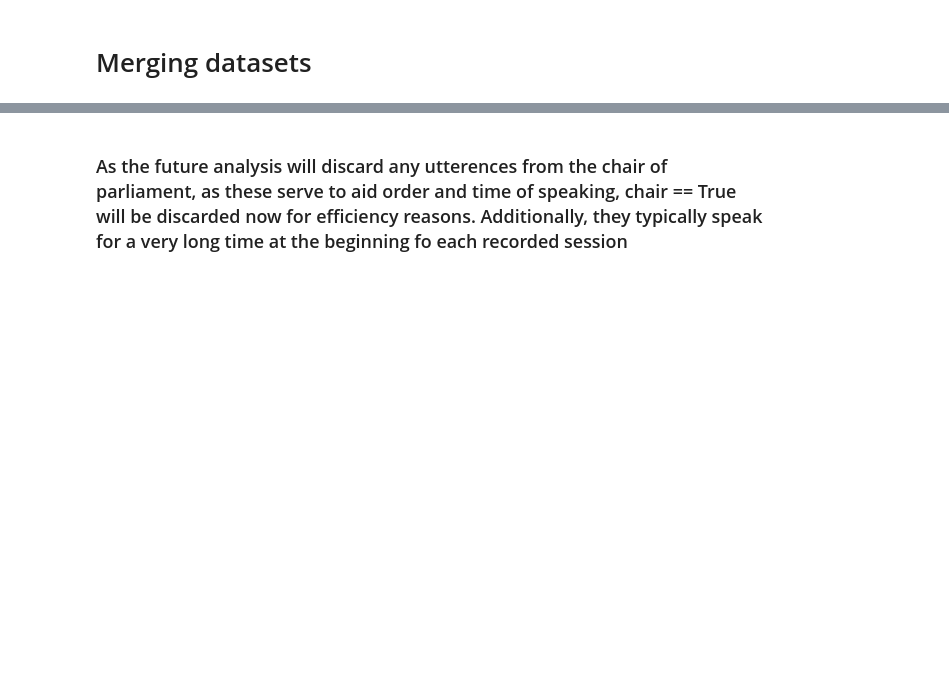
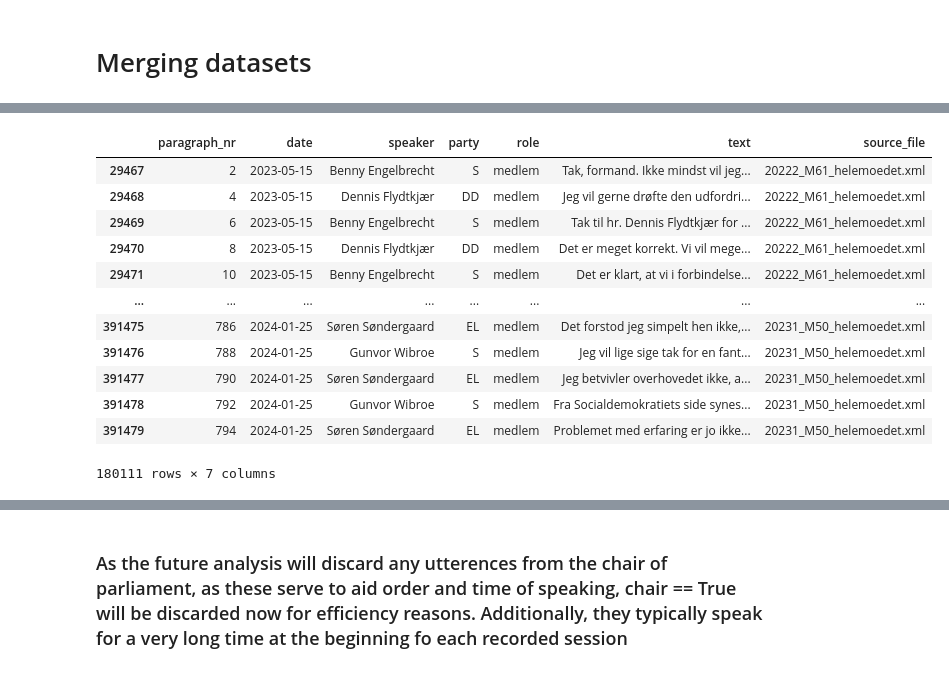
Before and after one commit to Lundsfryd/BlameBERT, a Jupyter notebook: data_making/scripts/initial_data_creation/initial_data_formatting.ipynb, the cells around one changed output, grey strips where cells are left out. Saved outputs shown, nothing was run; the diff lists cells and outputs as text; code cells hidden in the pictures; blank space fills up the shorter version.

```diff
--- a/data_making/scripts/initial_data_creation/initial_data_formatting.ipynb
+++ b/data_making/scripts/initial_data_creation/initial_data_formatting.ipynb
@@ -45,18 +50,19 @@ print(f"The Corp dataset has coverage from {min_time_corp.date()} to {max_time_c
 #read the PLS data.
 # OBS has been made to .csv in file ./PLS_rds_to_csv.RMD
 
-PLS_path = os.path.join("..",
+xml_path = os.path.join("..",
                             "..",
                             "..",
                             "..",
-                            "Data_outside_git",
-                            "PLS_speeches.csv")
+                            "data",
+                            "csv_meetings",
+                            "meetings.csv")
 
 # Read the two datasets
-df_PLS = pd.read_csv(PLS_path)
+df_xml = pd.read_csv(xml_path)
 
 #make date a datetime object
-df_PLS["date"] = pd.to_datetime(df_PLS["date"])
+df_xml["date"] = pd.to_datetime(df_xml["date"])
 # %%
 #This dataset spans the following time period
 
@@ -89,3 +122,19 @@ df_merged = df_merged.sort_values('date').reset_index(drop=True)
+# %%
+df_xml_filtered
+# %% [output]
+|  | paragraph_nr | date | speaker | party | role | text | source_file |
+| 29467 | 2 | 2023-05-15 | Benny Engelbrecht | S | medlem | Tak, formand. Ikke mindst vil jeg... | 20222_M61_helemoedet.xml |
+| 29468 | 4 | 2023-05-15 | Dennis Flydtkjær | DD | medlem | Jeg vil gerne drøfte den udfordri... | 20222_M61_helemoedet.xml |
+| 29469 | 6 | 2023-05-15 | Benny Engelbrecht | S | medlem | Tak til hr. Dennis Flydtkjær for ... | 20222_M61_helemoedet.xml |
+| 29470 | 8 | 2023-05-15 | Dennis Flydtkjær | DD | medlem | Det er meget korrekt. Vi vil mege... | 20222_M61_helemoedet.xml |
+| 29471 | 10 | 2023-05-15 | Benny Engelbrecht | S | medlem | Det er klart, at vi i forbindelse... | 20222_M61_helemoedet.xml |
+| ... | ... | ... | ... | ... | ... | ... | ... |
+| 391475 | 786 | 2024-01-25 | Søren Søndergaard | EL | medlem | Det forstod jeg simpelt hen ikke,... | 20231_M50_helemoedet.xml |
+| 391476 | 788 | 2024-01-25 | Gunvor Wibroe | S | medlem | Jeg vil lige sige tak for en fant... | 20231_M50_helemoedet.xml |
+| 391477 | 790 | 2024-01-25 | Søren Søndergaard | EL | medlem | Jeg betvivler overhovedet ikke, a... | 20231_M50_helemoedet.xml |
+| 391478 | 792 | 2024-01-25 | Gunvor Wibroe | S | medlem | Fra Socialdemokratiets side synes... | 20231_M50_helemoedet.xml |
+| 391479 | 794 | 2024-01-25 | Søren Søndergaard | EL | medlem | Problemet med erfaring er jo ikke... | 20231_M50_helemoedet.xml |
+180111 rows × 7 columns
 # %%
 #check that the span now is the entire period
 #This dataset spans the following time period
```
Also changed, not shown: parts of 12 cells of this notebook.
